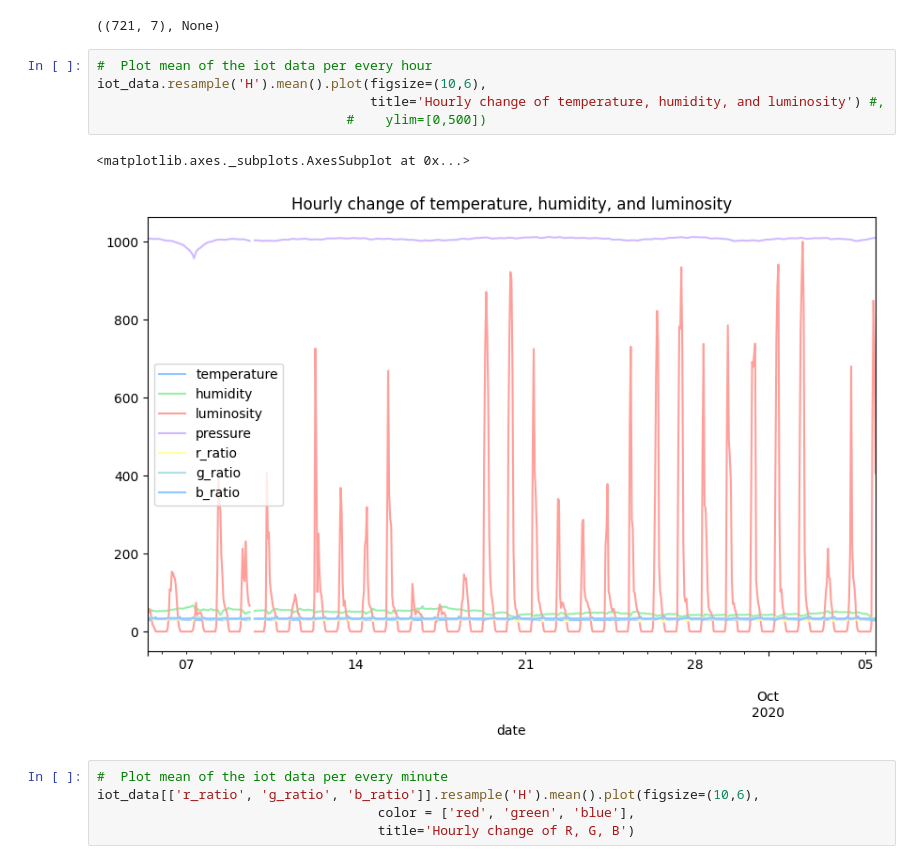
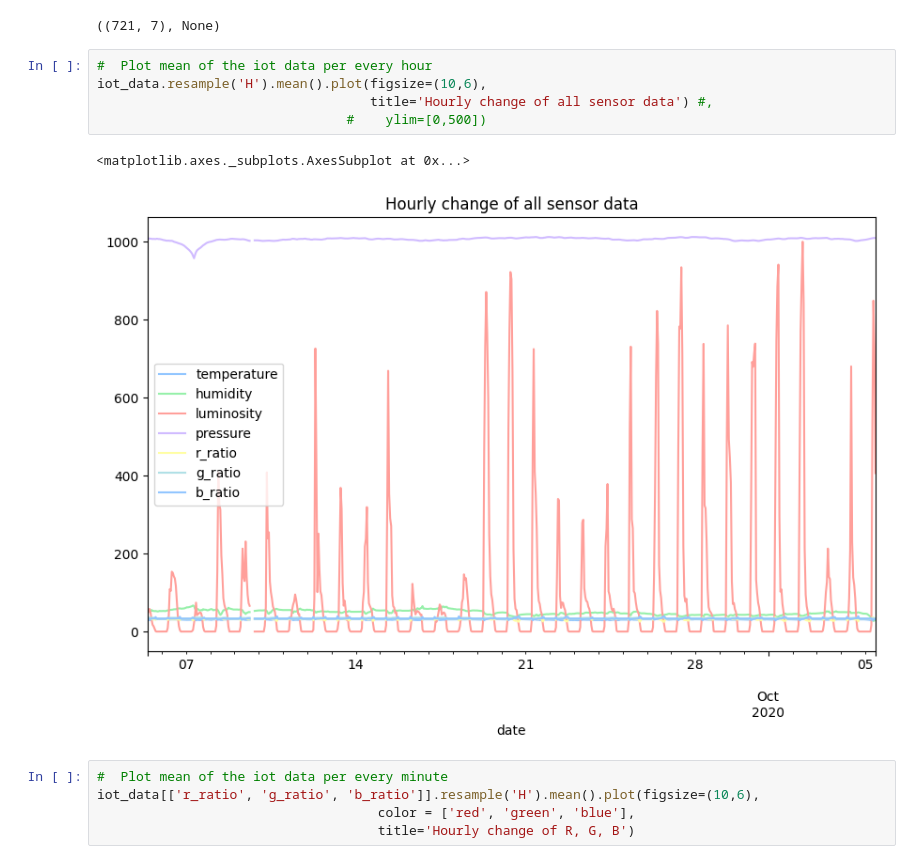
Before and after one commit to rldckd0103/pdm02, a Jupyter notebook: py-pandas/pandas_6_iot_nano33.ipynb, the cells around one changed output. Drawn from its saved outputs; the diff is of its cells as text.

```diff
--- a/py-pandas/pandas_6_iot_nano33.ipynb
+++ b/py-pandas/pandas_6_iot_nano33.ipynb
@@ -509,11 +539,11 @@ memory usage: 45.1 KB
 # %%
 #  Plot mean of the iot data per every hour
 iot_data.resample('H').mean().plot(figsize=(10,6),
-                                   title='Hourly change of temperature, humidity, and luminosity') #,
+                                   title='Hourly change of all sensor data') #,
                                 #    ylim=[0,500])
 # %% [output]
 <matplotlib.axes._subplots.AxesSubplot at 0x...>
-[figure, old version]
+[figure, new version]
 # %%
 #  Plot mean of the iot data per every minute
 iot_data[['r_ratio', 'g_ratio', 'b_ratio']].resample('H').mean().plot(figsize=(10,6),
```
Also changed, not shown: parts of 10 cells of this notebook.
